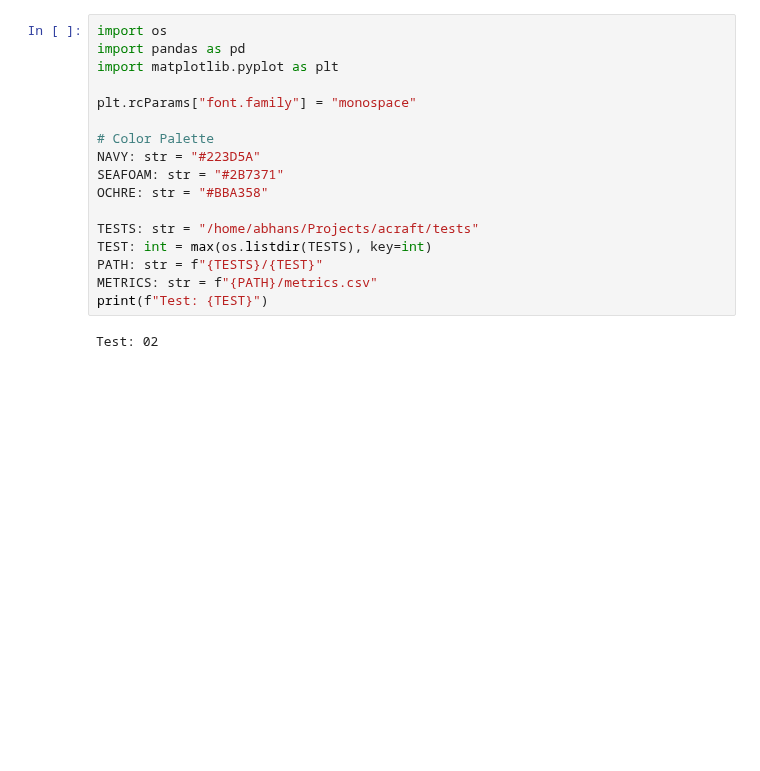
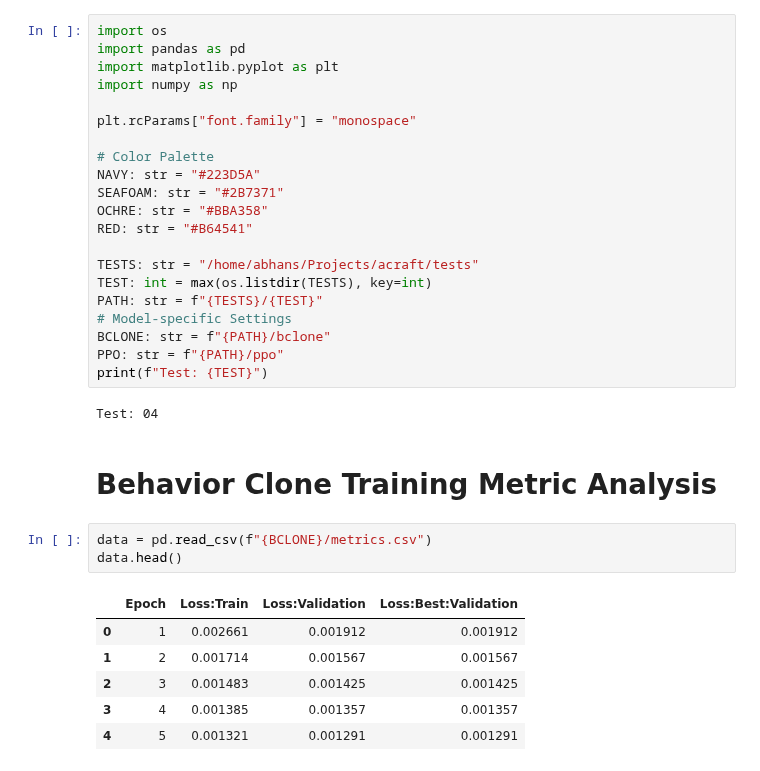
Before and after one commit to abhans/acraft, a Jupyter notebook: docs/validation.ipynb, the cells around one changed output. Cells and saved outputs as stored; diff of their text form; blank space fills up the shorter version.

```diff
--- a/docs/validation.ipynb
+++ b/docs/validation.ipynb
@@ -2,6 +2,7 @@
 import os
 import pandas as pd
 import matplotlib.pyplot as plt
+import numpy as np
 
 plt.rcParams["font.family"] = "monospace"
 
@@ -9,11 +10,26 @@ plt.rcParams["font.family"] = "monospace"
 NAVY: str = "#223D5A"
 SEAFOAM: str = "#2B7371"
 OCHRE: str = "#BBA358"
+RED: str = "#B64541"
 
 TESTS: str = "/home/abhans/Projects/acraft/tests"
 TEST: int = max(os.listdir(TESTS), key=int)
 PATH: str = f"{TESTS}/{TEST}"
-METRICS: str = f"{PATH}/metrics.csv"
+# Model-specific Settings
+BCLONE: str = f"{PATH}/bclone"
+PPO: str = f"{PATH}/ppo"
 print(f"Test: {TEST}")
 # %% [output]
-Test: 02
+Test: 04
+# %% [markdown]
+# Behavior Clone Training Metric Analysis
+# %%
+data = pd.read_csv(f"{BCLONE}/metrics.csv")
+data.head()
+# %% [output]
+|  | Epoch | Loss:Train | Loss:Validation | Loss:Best:Validation |
+| 0 | 1 | 0.002661 | 0.001912 | 0.001912 |
+| 1 | 2 | 0.001714 | 0.001567 | 0.001567 |
+| 2 | 3 | 0.001483 | 0.001425 | 0.001425 |
+| 3 | 4 | 0.001385 | 0.001357 | 0.001357 |
+| 4 | 5 | 0.001321 | 0.001291 | 0.001291 |
```
Also changed, not shown: parts of 6 cells of this notebook, 5 other files.
